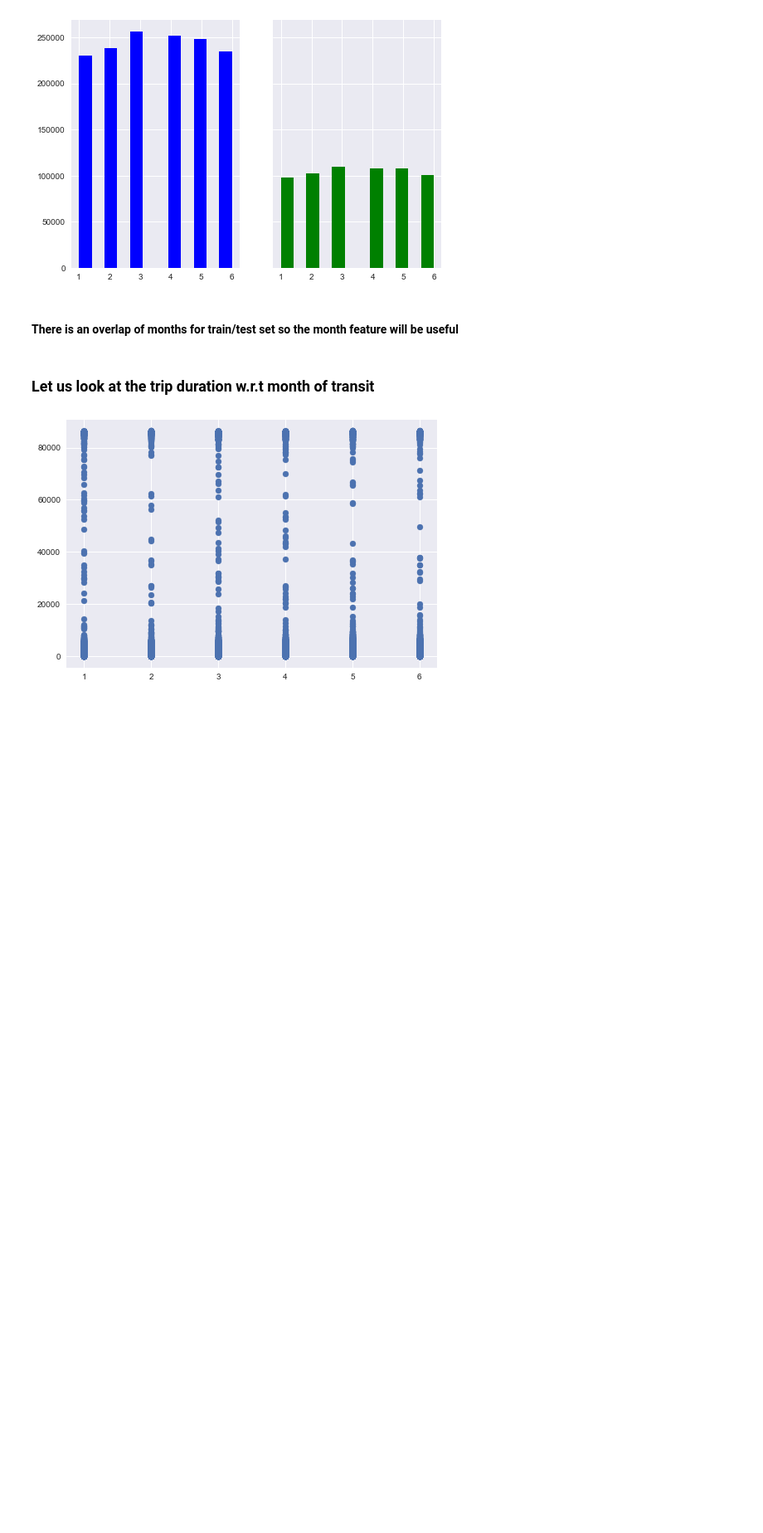
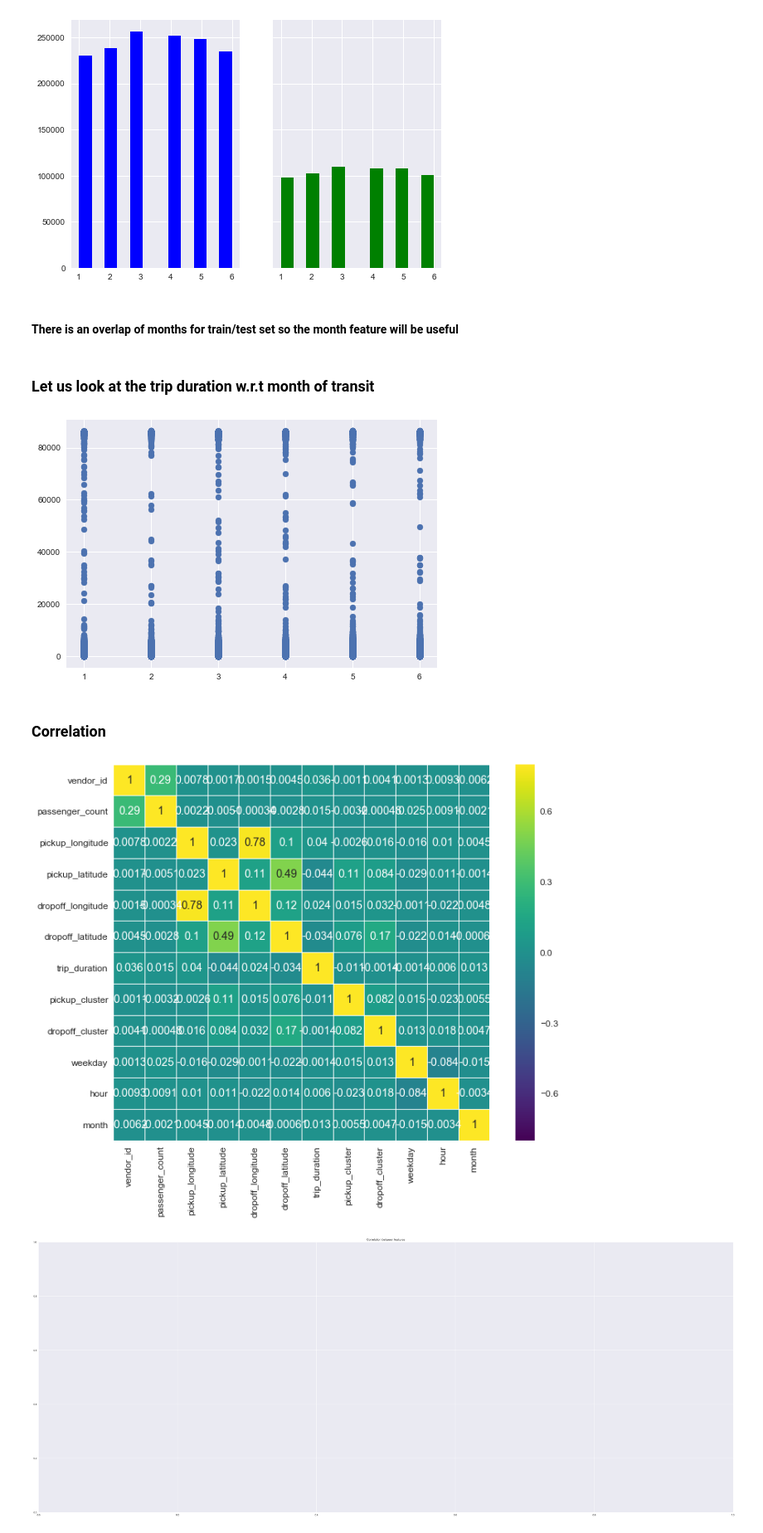
Before and after one commit to tkmaker/DataScience, a Jupyter notebook: TaxiTrip/Exploration Notebook.ipynb, the cells around one changed output. Shown at 83% size. Drawn from its saved outputs; the diff is of its cells as text; code cells hidden in the pictures; blank space fills up the shorter version.

Commit message:
Added correlation

```diff
--- a/TaxiTrip/Exploration Notebook.ipynb
+++ b/TaxiTrip/Exploration Notebook.ipynb
@@ -189,3 +201,16 @@ plt.scatter(train_new_df.month,train_new_df.trip_duration)
 plt.show()
 # %% [output]
 [figure]
+# %% [markdown]
+### Correlation
+# %%
+f, ax = plt.subplots(figsize=(12, 9))
+sns.heatmap(train_new_df.corr(), vmax=.8, linewidths=0.01,
+            square=True,annot=True,cmap='viridis',linecolor="white")
+sns.set(font_scale=1)
+plt.figure(figsize=(50, 20))
+plt.title('Correlation between features');
+plt.show()
+# %% [output]
+[figure, added]
+[figure, added]
```
Also changed, not shown: parts of 6 cells of this notebook.
